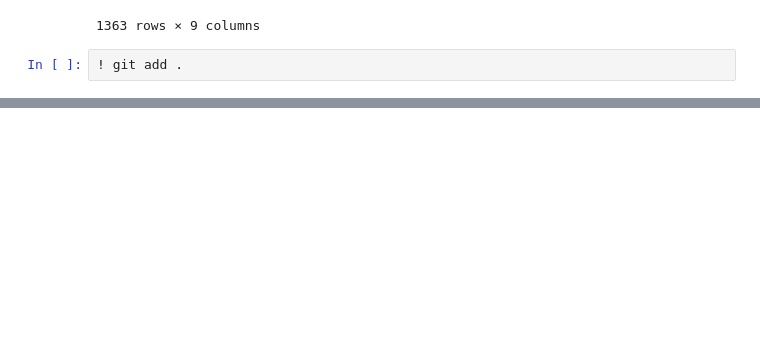
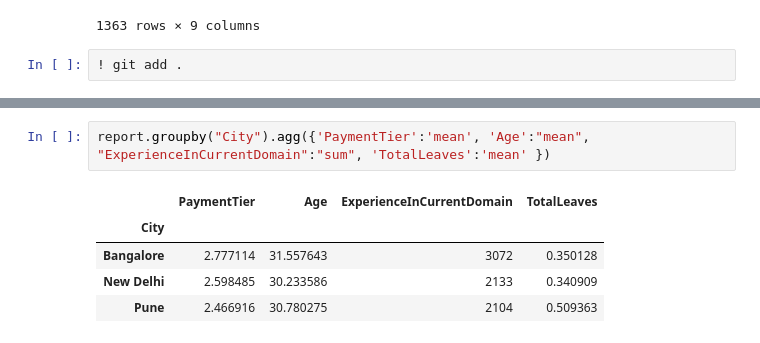
Before and after one commit to AmaanKhan111/Team-buddy, a Jupyter notebook: Project 2 Pandas/notebook/pandas1.ipynb, the cells around one changed output, grey strips where cells are left out. Saved outputs shown, nothing was run; the diff lists cells and outputs as text; blank space fills up the shorter version.

```diff
--- a/Project 2 Pandas/notebook/pandas1.ipynb
+++ b/Project 2 Pandas/notebook/pandas1.ipynb
@@ -522,0 +566,8 @@ SyntaxError: invalid syntax (559843666.py, line 1)
+# %%
+report.groupby("City").agg({'PaymentTier':'mean', 'Age':"mean", "ExperienceInCurrentDomain":"sum", 'TotalLeaves':'mean' })
+# %% [output]
+|  | PaymentTier | Age | ExperienceInCurrentDomain | TotalLeaves |
+| City |  |  |  |  |
+| Bangalore | 2.777114 | 31.557643 | 3072 | 0.350128 |
+| New Delhi | 2.598485 | 30.233586 | 2133 | 0.340909 |
+| Pune | 2.466916 | 30.780275 | 2104 | 0.509363 |
```
Also changed, not shown: parts of 10 cells of this notebook.
